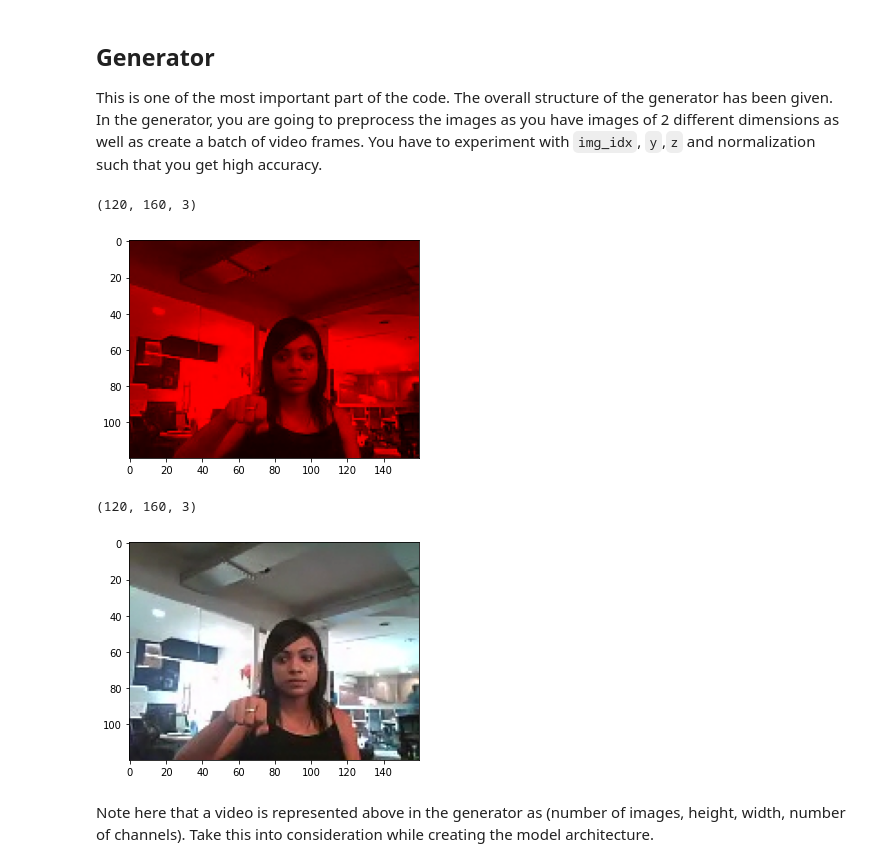
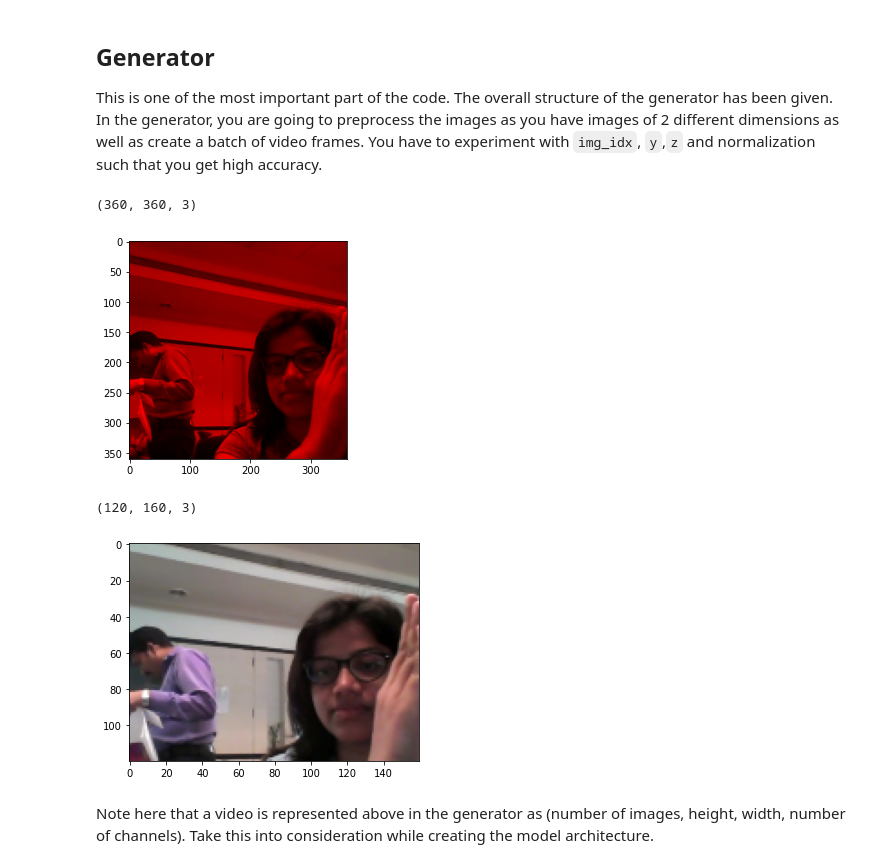
Before and after one commit to PreethaJoy/GestureRecognition, a Jupyter notebook: Gesture_Recognition_Code.ipynb, the cells around one changed output. Cells and saved outputs as stored; diff of their text form; code cells hidden in the pictures.

```diff
--- a/Gesture_Recognition_Code.ipynb
+++ b/Gesture_Recognition_Code.ipynb
@@ -67,24 +67,25 @@ This is one of the most important part of the code. The overall structure of the
 # %%
 import matplotlib.pyplot as plt
 from matplotlib.pyplot import imread
 %matplotlib inline
-#image = imread('/content/drive/My Drive/Colab Notebooks/Project_data/train/WIN_20180907_15_35_09_Pro_Right Swipe_new/WIN_20180907_15_35_09_Pro_00016.png').astype(np.float32)
-image = imread('/content/drive/My Drive/Colab Notebooks/Project_data/train/WIN_20180925_17_29_33_Pro_Stop_new/WIN_20180925_17_29_33_Pro_00002.png').astype(np.float32)
+image = imread('/content/drive/My Drive/Colab Notebooks/Project_data/train/WIN_20180907_15_35_09_Pro_Right Swipe_new/WIN_20180907_15_35_09_Pro_00016.png').astype(np.float32)
+#image = imread('/content/drive/My Drive/Colab Notebooks/Project_data/train/WIN_20180925_17_29_33_Pro_Stop_new/WIN_20180925_17_29_33_Pro_00002.png').astype(np.float32)
 if image.shape[0] > 160:
     batch_data = np.zeros((360,360,3))
 else:
     batch_data = np.zeros((120,160,3))
 batch_data[:,:,0] = image[:,:,0]
 plt.imshow(batch_data)
 print(image.shape)
 # %% [output]
-(120, 160, 3)
+(360, 360, 3)
-[figure, old version]
+[figure, new version]
 # %%
 from skimage.transform import resize
 if image.shape[0] > 160 and image.shape[1] > 160:
   img_resized = resize(image, (160, 160))
-  img_cropped = img_resized[:, 20:140, :]
+  h, w, _ = img_resized.shape
+  img_cropped = img_resized[int(h/2)-60:int(h/2)+60, :, :]
 else:
   img_cropped = image
   #h, w, _ = img_resized.shape
@@ -93,7 +94,7 @@ plt.imshow(img_cropped)
 print(img_cropped.shape)
 # %% [output]
 (120, 160, 3)
-[figure, old version]
+[figure, new version]
 # %%
 import matplotlib.pyplot as plt
 from matplotlib.pyplot import imread
```
Also changed, not shown: parts of 1 cell of this notebook.
